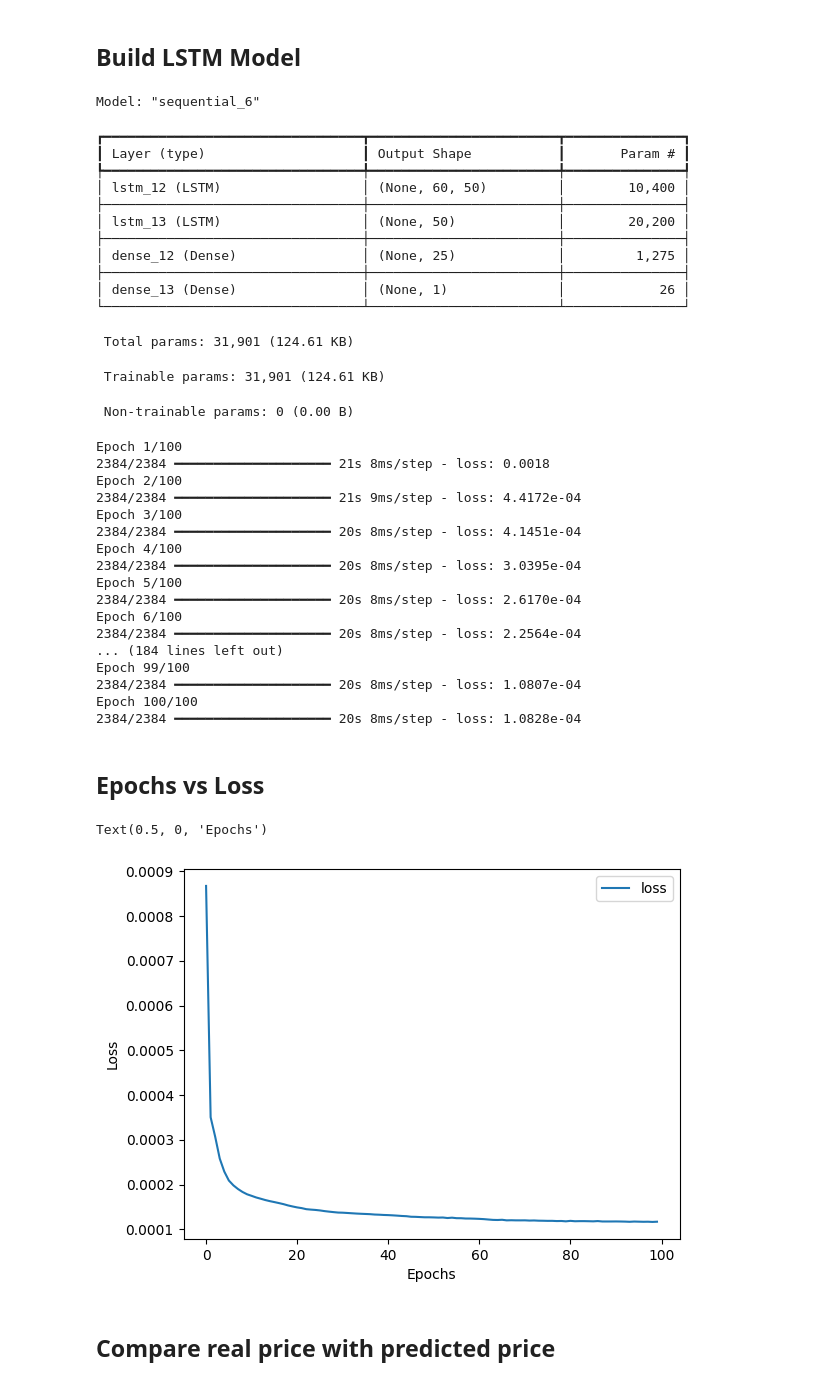
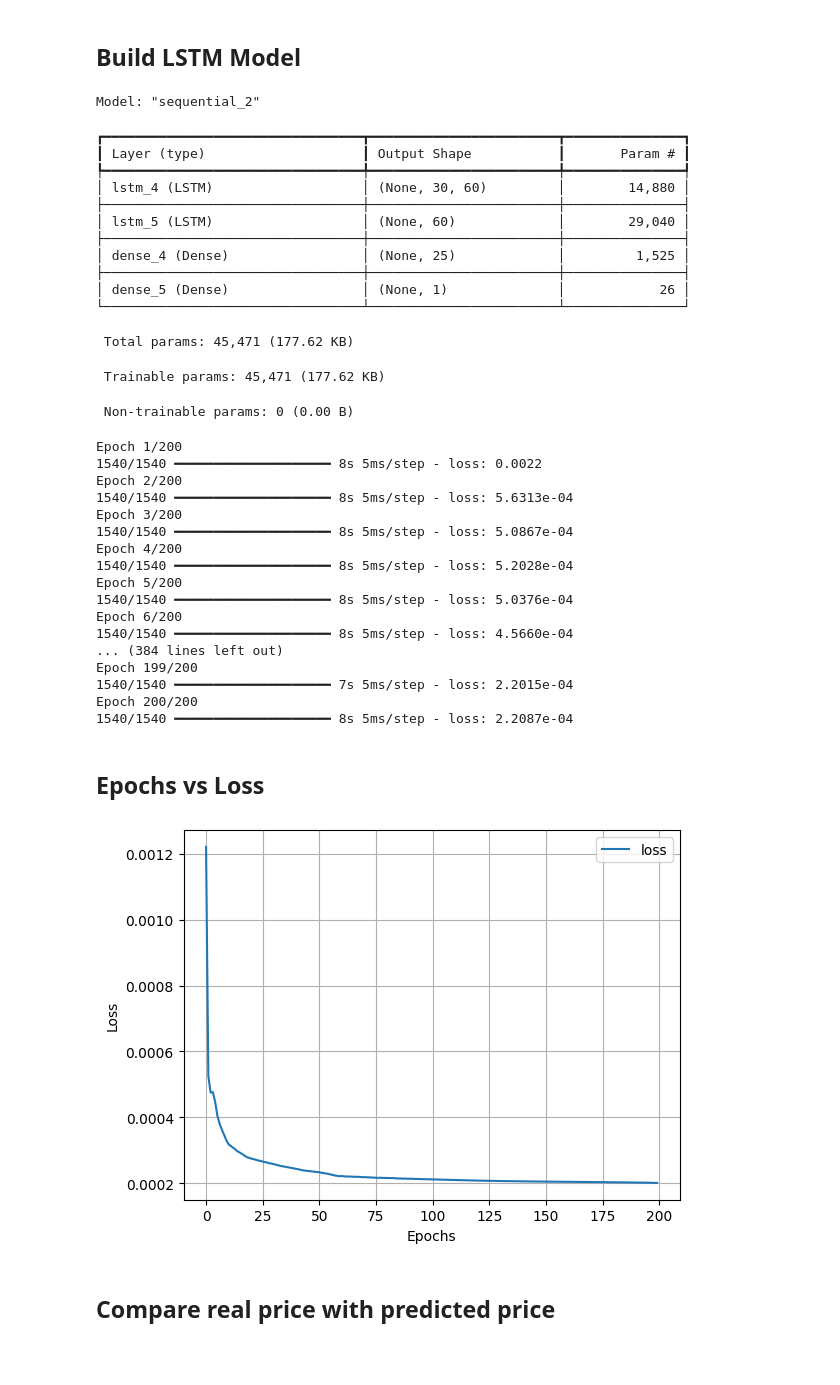
Before and after one commit to LuizTokuhara/ai-study, a Jupyter notebook: neural-network/notebooks/lstm-bitcoin-price.ipynb, the cells around one changed output. Drawn from its saved outputs; the diff is of its cells as text; code cells hidden in the pictures; blank space fills up the shorter version.

```diff
--- a/neural-network/notebooks/lstm-bitcoin-price.ipynb
+++ b/neural-network/notebooks/lstm-bitcoin-price.ipynb
@@ -16,6 +16,6 @@ from datetime import datetime, timedelta
 # %% [markdown]
 ## Load Bitcoin Prices
 # %%
-df = yf.download('BTC-USD', start='2017-01-01', end='2025-05-14')
+df = yf.download('BTC-USD', start='2020-01-01', end='2025-05-16')
 df
 # %% [output]
@@ -67,7 +67,7 @@ plt.show()
 ## Prepare data
 # %%
 # Number of days to look back
-lookback = 60
+lookback = 30
 
 # Create a DF with only close price
 data = df_close.filter(['Close'])
@@ -123,14 +131,14 @@ X_test = np.reshape(X_test, (X_test.shape[0], X_test.shape[1], 1))
 # Build LSTM model
 tf.random.set_seed(42)
 
-patience = 100
-epochs = 100
+patience = 200
+epochs = 200
 min_improvement = 0.01
 
 model = Sequential([
   Input(shape=(X_train.shape[1], 1)),
-  LSTM(50, activation='tanh', return_sequences=True),
-  LSTM(50, activation='tanh', return_sequences=False),
+  LSTM(60, activation='tanh', return_sequences=True),
+  LSTM(60, activation='tanh', return_sequences=False),
   Dense(25),
   Dense(1)
 ])
@@ -138,24 +146,24 @@ model = Sequential([
 optimizer = Adam(learning_rate=0.0027)
 
 # Compile the model
-model.compile(optimizer, loss='mse')
+model.compile(optimizer, loss='mean_squared_error')
 
 model.summary()
 # %% [output]
-Model: "sequential_6"
+Model: "sequential_2"
 ┏━━━━━━━━━━━━━━━━━━━━━━━━━━━━━━━━━┳━━━━━━━━━━━━━━━━━━━━━━━━┳━━━━━━━━━━━━━━━┓
 ┃ Layer (type)                    ┃ Output Shape           ┃       Param # ┃
 ┡━━━━━━━━━━━━━━━━━━━━━━━━━━━━━━━━━╇━━━━━━━━━━━━━━━━━━━━━━━━╇━━━━━━━━━━━━━━━┩
-│ lstm_12 (LSTM)                  │ (None, 60, 50)         │        10,400 │
+│ lstm_4 (LSTM)                   │ (None, 30, 60)         │        14,880 │
 ├─────────────────────────────────┼────────────────────────┼───────────────┤
-│ lstm_13 (LSTM)                  │ (None, 50)             │        20,200 │
+│ lstm_5 (LSTM)                   │ (None, 60)             │        29,040 │
 ├─────────────────────────────────┼────────────────────────┼───────────────┤
-│ dense_12 (Dense)                │ (None, 25)             │         1,275 │
+│ dense_4 (Dense)                 │ (None, 25)             │         1,525 │
 ├─────────────────────────────────┼────────────────────────┼───────────────┤
-│ dense_13 (Dense)                │ (None, 1)              │            26 │
+│ dense_5 (Dense)                 │ (None, 1)              │            26 │
 └─────────────────────────────────┴────────────────────────┴───────────────┘
- Total params: 31,901 (124.61 KB)
+ Total params: 45,471 (177.62 KB)
- Trainable params: 31,901 (124.61 KB)
+ Trainable params: 45,471 (177.62 KB)
  Non-trainable params: 0 (0.00 B)
 # %%
 # Train the model
@@ -165,35 +173,35 @@ callback = tf.keras.callbacks.EarlyStopping(
   restore_best_weights=True,
   min_delta=min_improvement
 )
-history = model.fit(X_train, y_train, batch_size=1, epochs=epochs, callbacks=[callback])
+history = model.fit(X_train, y_train, batch_size=1, epochs=epochs, callbacks=[callback], verbose=1)
 # %% [output]
-Epoch 1/100
-2384/2384 ━━━━━━━━━━━━━━━━━━━━ 21s 8ms/step - loss: 0.0018
-Epoch 2/100
-2384/2384 ━━━━━━━━━━━━━━━━━━━━ 21s 9ms/step - loss: 4.4172e-04
-Epoch 3/100
-2384/2384 ━━━━━━━━━━━━━━━━━━━━ 20s 8ms/step - loss: 4.1451e-04
-Epoch 4/100
-2384/2384 ━━━━━━━━━━━━━━━━━━━━ 20s 8ms/step - loss: 3.0395e-04
-Epoch 5/100
-2384/2384 ━━━━━━━━━━━━━━━━━━━━ 20s 8ms/step - loss: 2.6170e-04
-Epoch 6/100
-2384/2384 ━━━━━━━━━━━━━━━━━━━━ 20s 8ms/step - loss: 2.2564e-04
-... (184 lines left out)
-Epoch 99/100
-2384/2384 ━━━━━━━━━━━━━━━━━━━━ 20s 8ms/step - loss: 1.0807e-04
-Epoch 100/100
-2384/2384 ━━━━━━━━━━━━━━━━━━━━ 20s 8ms/step - loss: 1.0828e-04
+Epoch 1/200
+1540/1540 ━━━━━━━━━━━━━━━━━━━━ 8s 5ms/step - loss: 0.0022
+Epoch 2/200
+1540/1540 ━━━━━━━━━━━━━━━━━━━━ 8s 5ms/step - loss: 5.6313e-04
+Epoch 3/200
+1540/1540 ━━━━━━━━━━━━━━━━━━━━ 8s 5ms/step - loss: 5.0867e-04
+Epoch 4/200
+1540/1540 ━━━━━━━━━━━━━━━━━━━━ 8s 5ms/step - loss: 5.2028e-04
+Epoch 5/200
+1540/1540 ━━━━━━━━━━━━━━━━━━━━ 8s 5ms/step - loss: 5.0376e-04
+Epoch 6/200
+1540/1540 ━━━━━━━━━━━━━━━━━━━━ 8s 5ms/step - loss: 4.5660e-04
+... (384 lines left out)
+Epoch 199/200
+1540/1540 ━━━━━━━━━━━━━━━━━━━━ 7s 5ms/step - loss: 2.2015e-04
+Epoch 200/200
+1540/1540 ━━━━━━━━━━━━━━━━━━━━ 8s 5ms/step - loss: 2.2087e-04
 # %% [markdown]
 ## Epochs vs Loss
 # %%
 historyPlot = pd.DataFrame(history.history)
 historyPlot.plot()
 plt.ylabel("Loss")
 plt.xlabel("Epochs")
+plt.grid(True)
 # %% [output]
-Text(0.5, 0, 'Epochs')
-[figure, old version]
+[figure, new version]
 # %% [markdown]
 ## Compare real price with predicted price
 # %%
```
Also changed, not shown: parts of 9 cells of this notebook, 1 other file.
